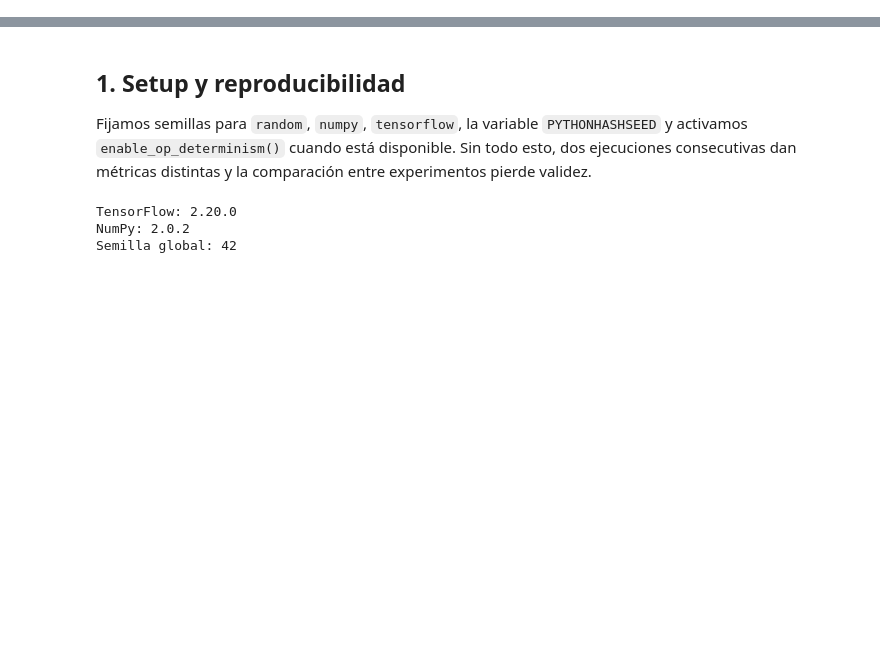
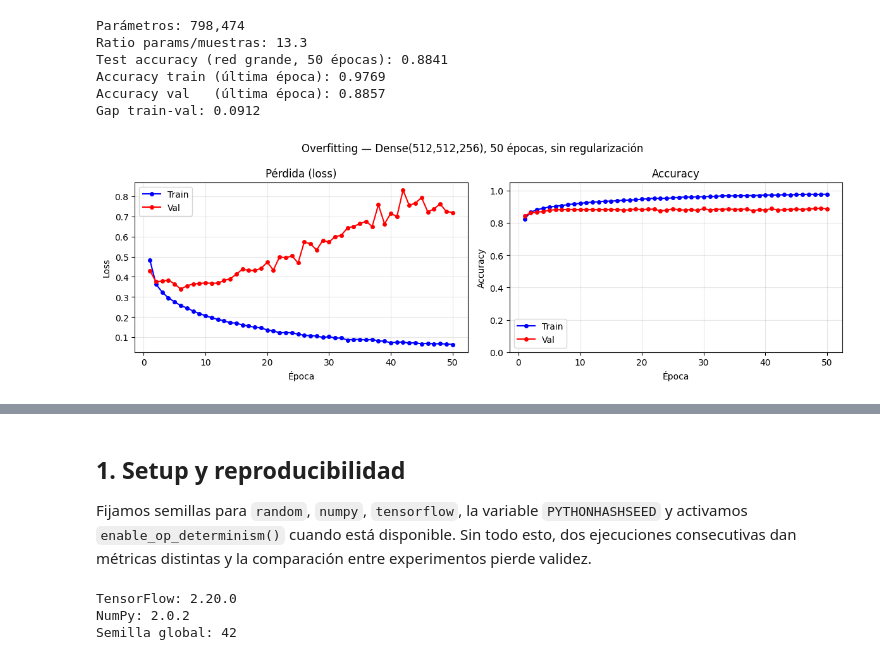
Before and after one commit to Santibareiro27/Inteligencia-Computacional, a Jupyter notebook: RA1_TP5/RA1_Trabajo_práctico_N°_5_G8.ipynb, the cells around one changed output, grey strips where cells are left out. Saved outputs shown, nothing was run; the diff lists cells and outputs as text; code cells hidden in the pictures; blank space fills up the shorter version.

```diff
--- a/RA1_TP5/RA1_Trabajo_práctico_N°_5_G8.ipynb
+++ b/RA1_TP5/RA1_Trabajo_práctico_N°_5_G8.ipynb
@@ -2,0 +479,48 @@
+# %%
+# ── Overfitting: red grande + muchas épocas, sin regularización ───────────────
+# Tres capas densas amplias permiten que la red tenga alta capacidad de memorización.
+# Entrenar 50 épocas da tiempo para que el overfitting se manifieste claramente.
+
+tf.random.set_seed(SEED)
+modelo_over = keras.Sequential([
+    layers.Input(shape=(28, 28)),
+    layers.Flatten(),
+    layers.Dense(512, activation='relu'),
+    layers.Dense(512, activation='relu'),
+    layers.Dense(256, activation='relu'),
+    layers.Dense(10, activation='softmax')
+], name='overfitting')
+
+modelo_over.compile(optimizer='adam',
+                    loss='sparse_categorical_crossentropy',
+                    metrics=['accuracy'])
+
+print(f"Parámetros: {modelo_over.count_params():,}")
+print(f"Ratio params/muestras: {modelo_over.count_params()/60000:.1f}")
+
+history_over = modelo_over.fit(
+    X_train, y_train,
+    epochs=50, batch_size=64,
+    validation_split=0.15, verbose=0
+)
+
+_, acc_over = modelo_over.evaluate(X_test, y_test, verbose=0)
+print(f"Test accuracy (red grande, 50 épocas): {acc_over:.4f}")
+
+# Verificar el gap train vs val en la última época
+last = -1
+train_acc_final = history_over.history['accuracy'][last]
+val_acc_final   = history_over.history['val_accuracy'][last]
+print(f"Accuracy train (última época): {train_acc_final:.4f}")
+print(f"Accuracy val   (última época): {val_acc_final:.4f}")
+print(f"Gap train-val: {train_acc_final - val_acc_final:.4f}")
+
+plot_history(history_over, 'Overfitting — Dense(512,512,256), 50 épocas, sin regularización')
+# %% [output]
+Parámetros: 798,474
+Ratio params/muestras: 13.3
+Test accuracy (red grande, 50 épocas): 0.8841
+Accuracy train (última época): 0.9769
+Accuracy val   (última época): 0.8857
+Gap train-val: 0.0912
+[figure, added]
```
Also changed, not shown: parts of 61 cells of this notebook.
